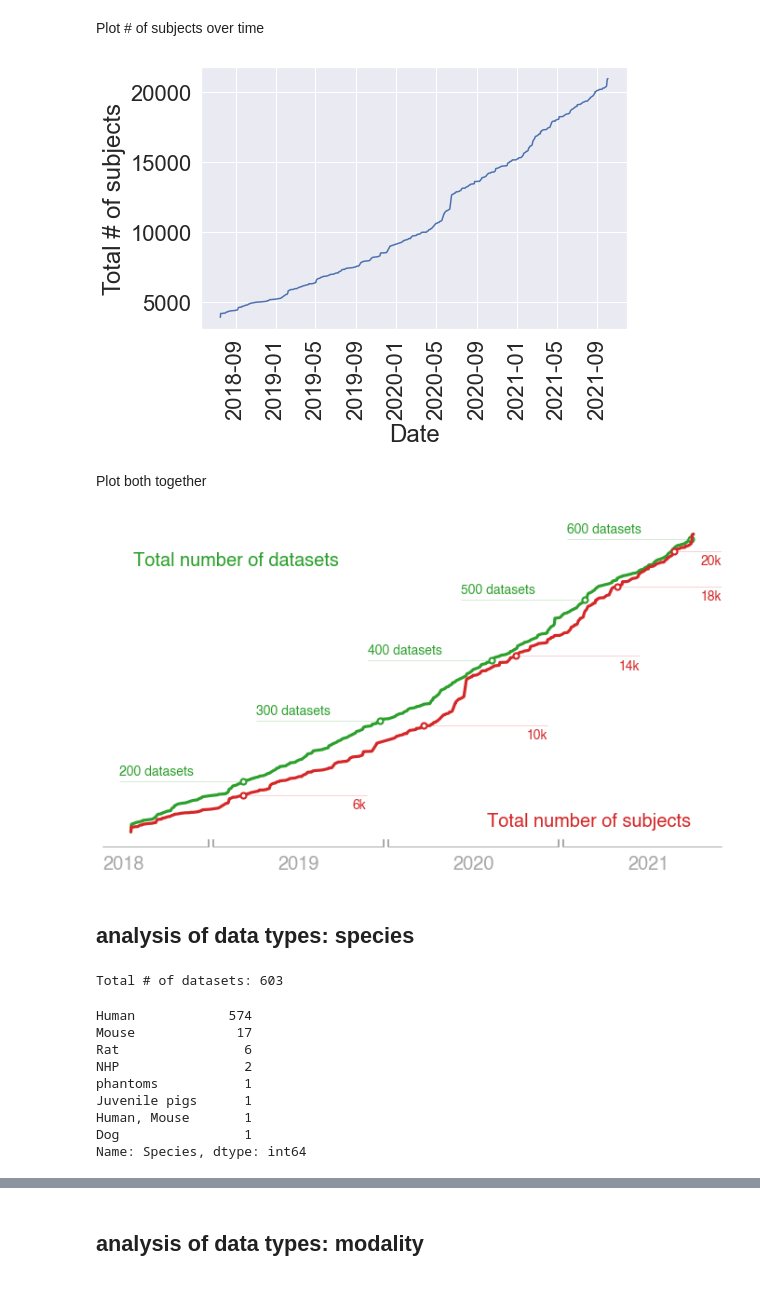
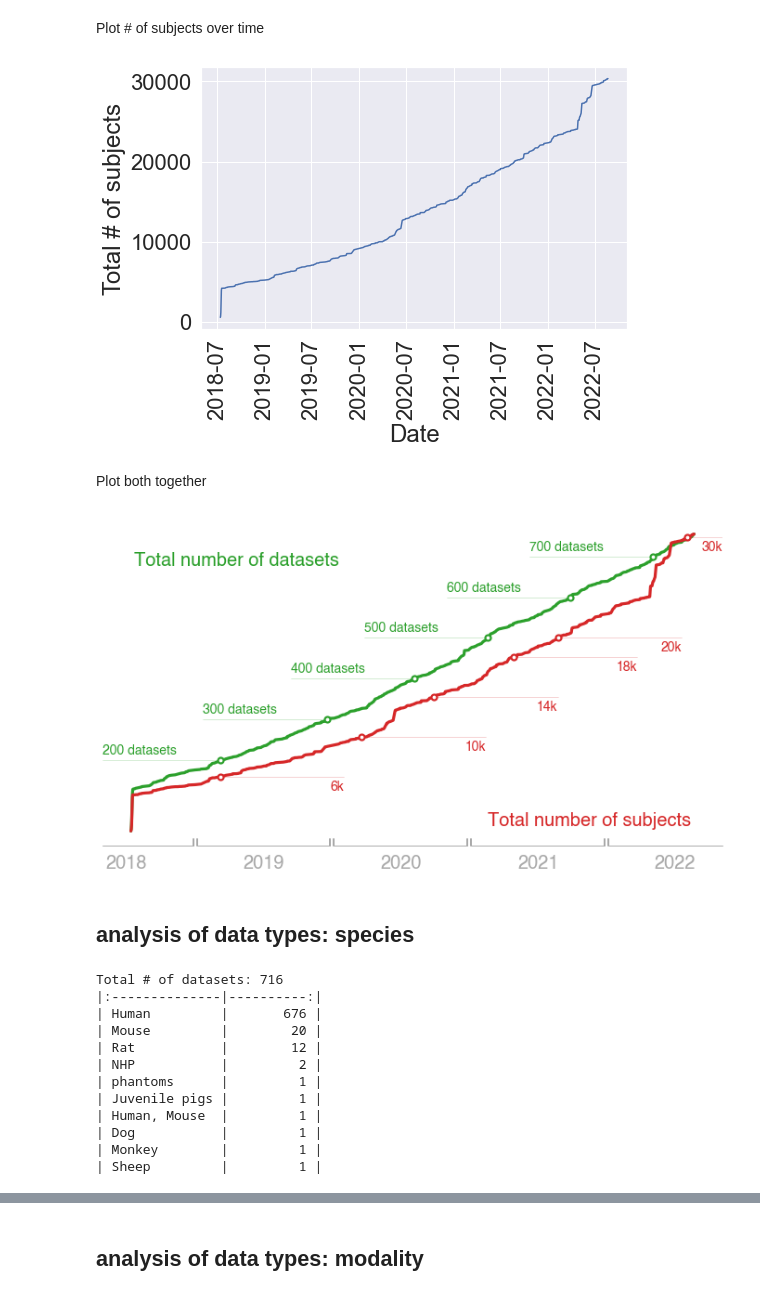
Before and after one commit to poldrack/OpenNeuro_analyses, a Jupyter notebook: metadata_analyses/DatabaseAndPublicationAnalyses.ipynb, the cells around one changed output, grey strips where cells are left out. Cells and saved outputs as stored; diff of their text form; code cells hidden in the pictures.

```diff
--- a/metadata_analyses/DatabaseAndPublicationAnalyses.ipynb
+++ b/metadata_analyses/DatabaseAndPublicationAnalyses.ipynb
@@ -39,7 +39,7 @@ Index(['AccessionNumber', 'Dataset URL', 'Dataset name', 'ReleaseDate',
 metadata['ReleaseDate'] = pd.to_datetime(metadata['ReleaseDate'])
 
 # Collapse any dates prior to 07/17/2018 when OpenfMRI datasets were uploaded
-metadata.loc[metadata["ReleaseDate"] < "2018-07-17", "ReleaseDate"] = "2018-07-17"
+#metadata.loc[metadata["ReleaseDate"] < "2018-07-17", "ReleaseDate"] = "2018-07-17"
 # %% [markdown]
 ## Statistics on the database
 # %%
@@ -144,5 +144,5 @@ The latest report from October 03, 2021 yields 608 datasets, and 20989 subjects
 # %%
-midyears = pd.to_datetime([f"20{yr}-07-02" for yr in range(18, 22)]).astype(int)  # July 2 is the midpoint of year
+midyears = pd.to_datetime([f"20{yr}-07-02" for yr in range(18, 23)]).astype(int)  # July 2 is the midpoint of year
 # %% [markdown]
 Plot # of datasets over time
 # %%
@@ -168,7 +168,7 @@ plt.ylabel('Total # of subjects')
 plt.tight_layout()
 # plt.savefig(os.path.join(figdir, 'n_subjects.pdf'))
 # %% [output]
-[figure, old version]
+[figure, new version]
 # %% [markdown]
 Plot both together
 # %%
@@ -209,13 +209,13 @@ ax2.get_legend().remove()
 
 # Place year label at the middle of each year
 ax1.set_xticks(midyears)
-ax1.set_xticklabels([f"20{yr}" for yr in range(18, 22)], fontname="Helvetica", fontsize=20, color="darkgray")
+ax1.set_xticklabels([f"20{yr}" for yr in range(18, 23)], fontname="Helvetica", fontsize=20, color="darkgray")
 
 # Annotate total datasets
 x_lim = ax1.get_xlim()
 y1_lim = ax1.get_ylim()
 normalized_dates = (release_dates - x_lim[0]) / (x_lim[1] - x_lim[0])
-num_ds = [200, 300, 400, 500, 600]
+num_ds = [200, 300, 400, 500, 600, 700]
 x_dates_norm = np.interp(num_ds, df_plotting['cumsum_datasets'], normalized_dates)
 x_dates = np.interp(num_ds, df_plotting["cumsum_datasets"], release_dates)
 y1_norm = (np.array(num_ds) - y1_lim[0]) / (y1_lim[1] - y1_lim[0])
@@ -242,7 +242,7 @@ ax1.plot(
 )
 
 # Annotate total subjects
-num_subj = [6000, 10000, 14000, 18000, 20000]
+num_subj = [6000, 10000, 14000, 18000, 20000, 30000]
 x_subj_dates = np.interp(num_subj, df_plotting['cumsum_subjects'], normalized_dates)
 x2_dates = np.interp(num_subj, df_plotting["cumsum_subjects"], release_dates)
 y2_lim = ax2.get_ylim()
@@ -283,39 +283,40 @@ ax2.text(0.95, 0.05, 'Total number of subjects',
 years = pd.to_datetime(["2018-01-05", "2018-12-26",
                     "2019-01-05", "2019-12-26",
                     "2020-01-05", "2020-12-26",
-                    "2021-01-05", "2021-12-26",]).astype(int).values
+                    "2021-01-05", "2021-12-26",
+                    '2022-01-05', '2022-12-26']).astype(int).values
 years_norm = (years - x_lim[0]) / (x_lim[1] - x_lim[0])
 years_norm[0] = 0.0
 years_norm[-1] = 1.0
 
 for yr_start, yr_end in years_norm.reshape(-1, 2):
     ax1.axhline(
         y1_lim[0],
         xmin=yr_start,
         xmax=yr_end,
         clip_on=False,
         color="darkgray",
         linewidth=1,
     )
 
 for yr in years[1:-1]:
     ax1.axvline(
         yr,
         ymin=0,
         ymax=0.02,
         clip_on=False,
         color="darkgray",
         linewidth=2,
     )
 
 ax1.set_yticks([])
 ax2.set_yticks([])
 
 plt.tight_layout()
 plt.savefig(os.path.join(figdir, 'combined_growth.png'))
 plt.savefig(os.path.join(figdir, 'combined_growth.pdf'))
 # %% [output]
-[figure, old version]
+[figure, new version]
 # %% [markdown]
 ## analysis of data types: species
 # %%
@@ -345,18 +346,21 @@ for i in range(species_counts.loc['Mice and Rats']):
     species_counts.loc['Rat'] = species_counts.loc['Rat'] + 1
 species_counts.drop('Mice and Rats', inplace=True)
 print('Total # of datasets:', species_counts.sum())
-species_counts
+for i in species_counts.to_markdown().split('\n'):
+    print(i)
 # %% [output]
-Total # of datasets: 603
+Total # of datasets: 716
+|:--------------|----------:|
+| Human         |       676 |
+| Mouse         |        20 |
+| Rat           |        12 |
+| NHP           |         2 |
+| phantoms      |         1 |
+| Juvenile pigs |         1 |
+| Human, Mouse  |         1 |
+| Dog           |         1 |
+| Monkey        |         1 |
+| Sheep         |         1 |
-Human            574
-Mouse             17
-Rat                6
-NHP                2
-phantoms           1
-Juvenile pigs      1
-Human, Mouse       1
-Dog                1
-Name: Species, dtype: int64
 # %%
 species_counts/species_counts.sum()
 # %% [output]
```
Also changed, not shown: parts of 17 cells of this notebook.
